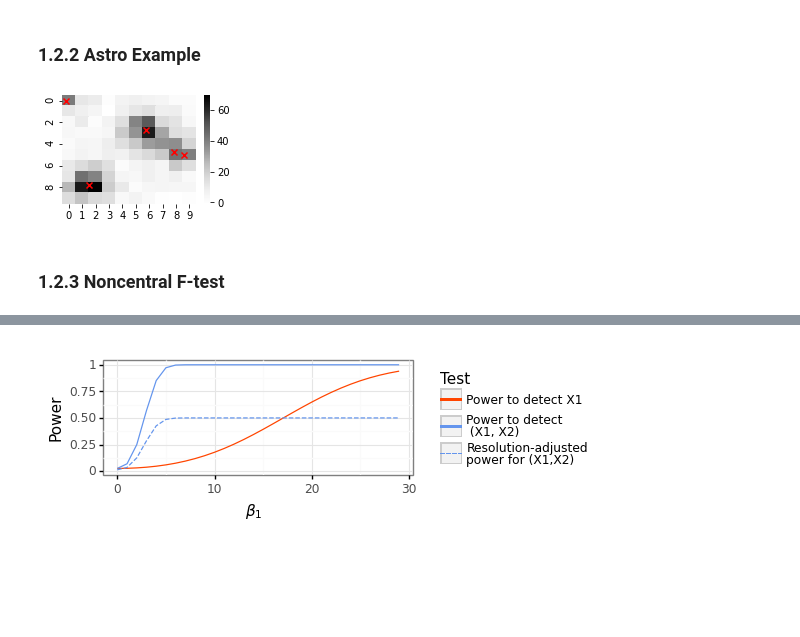
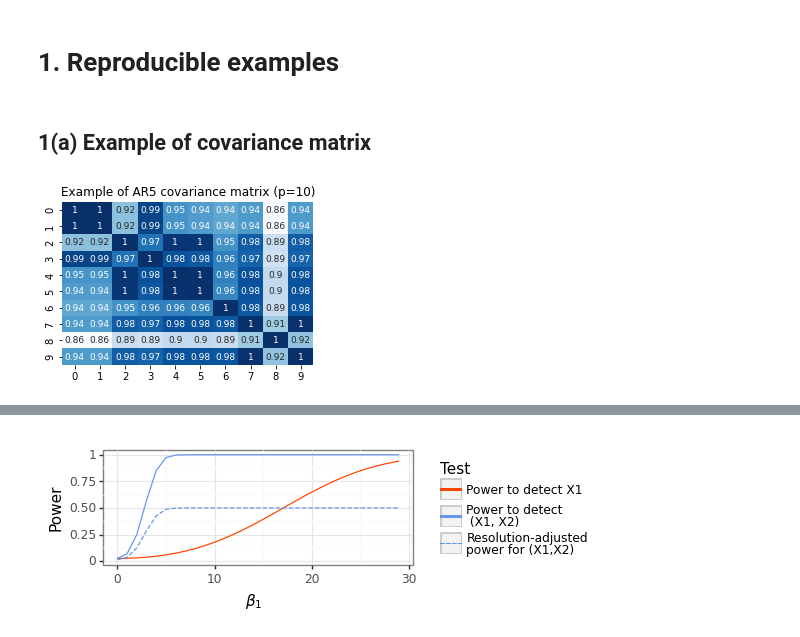
Before and after one commit to amspector100/blip_sims, a Jupyter notebook: final_sim_plots.ipynb, the cells around one changed output, grey strips where cells are left out. Cells and saved outputs as stored; diff of their text form; code cells hidden in the pictures; blank space fills up the shorter version.

```diff
--- a/final_sim_plots.ipynb
+++ b/final_sim_plots.ipynb
@@ -176,44 +71,17 @@ plt.savefig("final-plots/changepoint_example.png", dpi=500)
-# %% [markdown]
-### 1.2.2 Astro Example
-# %%
-import scipy.signal
-
-# Create x, y
-p = 10
-z = np.zeros((p, p))
-x = np.arange(p).reshape(-1, 1)
-x = np.repeat(x, p, axis=1)
-y = x.T
-
-# Create point sources
-np.random.seed(110)
-# k = 15
-# xsource = 10*np.random.uniform(size=(k,))
-# ysource = 10*np.random.uniform(size=(k,))
-# magsource = 20 + np.abs(10*np.random.randn(k))
-
-
-xsource = [0.5, 8.25, 5.234, 5.5398, 3.234097]
-ysource = [0.25, 2, 8.357098, 9.12309, 6.2509]
-magsource = [50, 100, 35, 25, 83]
-
-# Create means
-mu = z.copy()
-for (i, j, mag) in zip(xsource, ysource, magsource):
-    d = np.sqrt(np.power(i-x-0.5, 2) + np.power(j-y-0.5,2))
-    mu += mag * np.exp(-1*d)
-
-
-# Create data
-D = np.sqrt(mu) * np.random.randn(p, p) + mu #3*np.random.randn(p, p) + mu
-
-# Plot
-fig, ax = plt.subplots(figsize=(3,2))
-ax = sns.heatmap(D, cmap='Greys', ax=ax)
-ax.scatter(ysource, xsource, color='red', marker='x', label='True Sources')
-#ax.legend(bbox_to_anchor=(1.1, 1.3))
-plt.savefig("final-plots/astro_example.png", dpi=500)
-# %% [output]
-[figure, removed]
-# %% [markdown]
-### 1.2.3 Noncentral F-test
+# %% [markdown]
+<a id='examples'></a>
+# 1. Reproducible examples
+# %% [markdown]
+<a id='cov_ex'></a>
+## 1(a) Example of covariance matrix
+# %%
+_, _, _, V = blip_sims.gen_data.generate_regression_data(
+    p=10, k=3, covmethod='ark', return_cov=True, dgp_seed=12345678,
+    max_corr=0.999, alpha0=0.125
+)
+fig, ax = plt.subplots(figsize=(4.5, 3))
+sns.heatmap(V, cmap='Blues', annot=True, ax=ax, annot_kws={"fontsize":9}, cbar=False)
+ax.set(title="Example of AR5 covariance matrix (p=10)")
+plt.savefig("final-plots/examples/ar5_cov.png", dpi=500)
+# %% [output]
+[figure, added]
```
Also changed, not shown: parts of 152 cells of this notebook.
